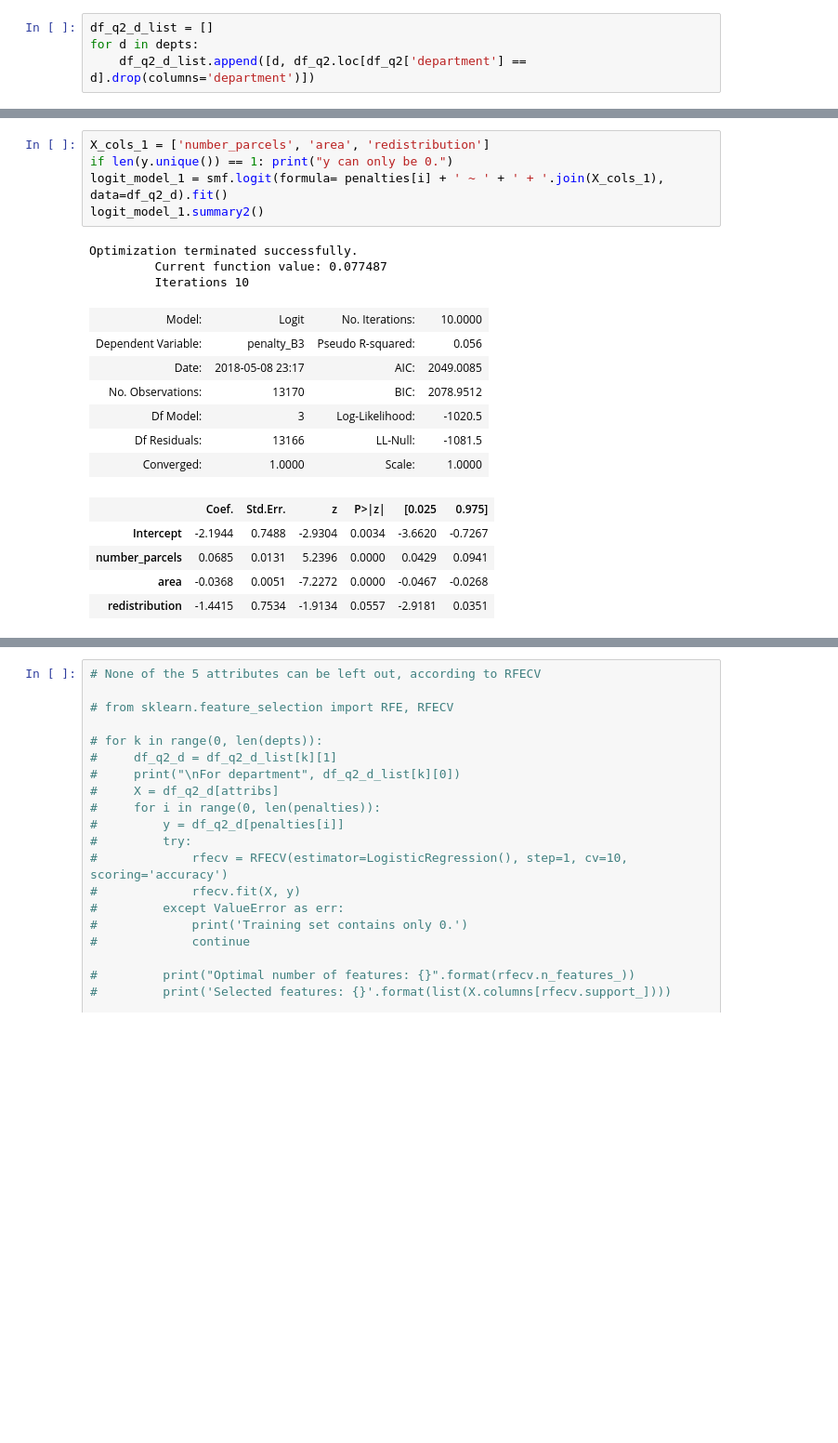
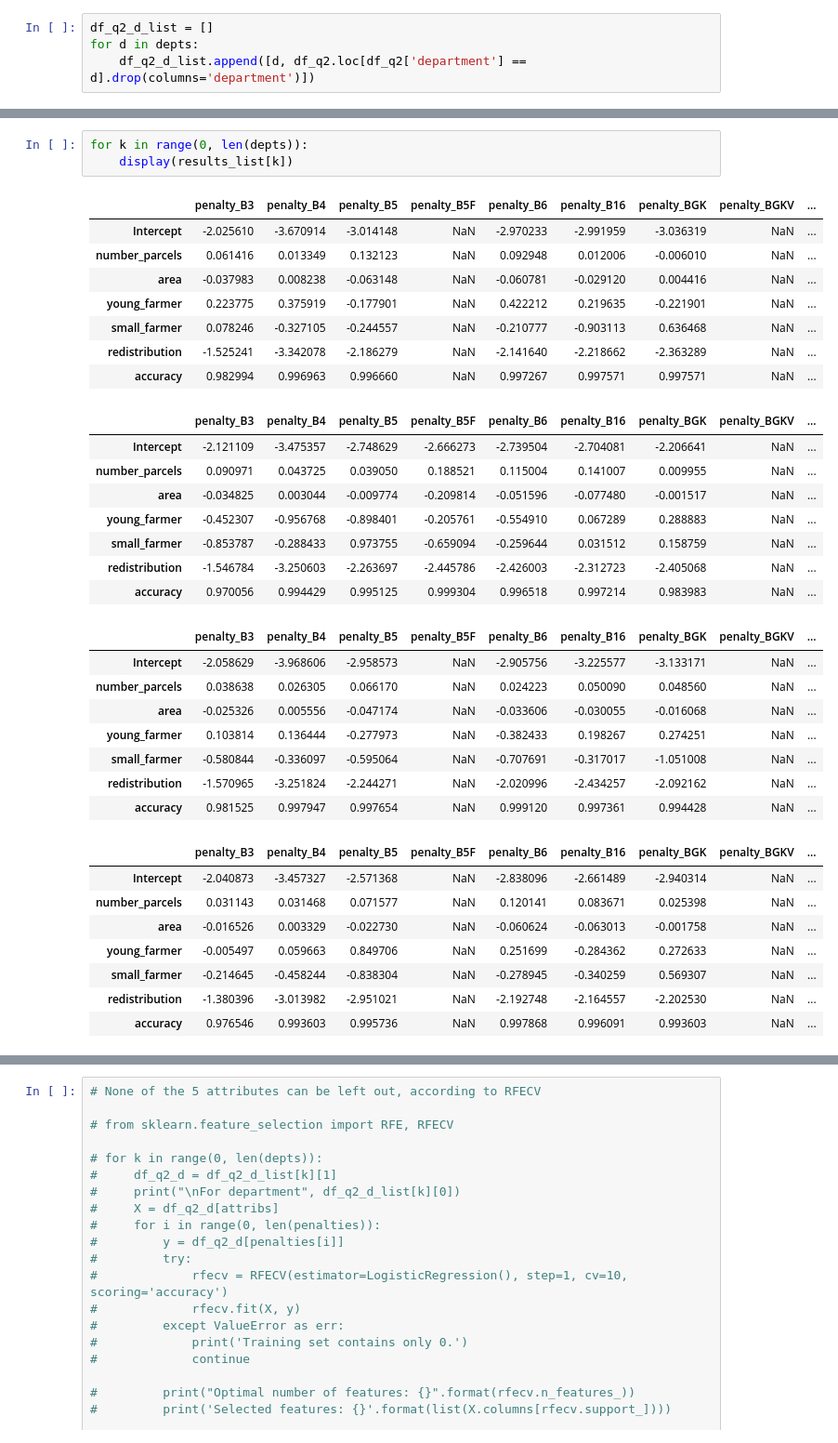
Before and after one commit to gerald-liu/python, a Jupyter notebook: BPI/Q2.ipynb, the cells around one changed output, grey strips where cells are left out. Shown: that part at 93% size. Cells and saved outputs as stored; diff of their text form; blank space fills up the shorter version.

```diff
--- a/BPI/Q2.ipynb
+++ b/BPI/Q2.ipynb
@@ -108,21 +72,36 @@ Optimization terminated successfully.
-# %%
-X_cols_1 = ['number_parcels', 'area', 'redistribution']
-if len(y.unique()) == 1: print("y can only be 0.")
-logit_model_1 = smf.logit(formula= penalties[i] + ' ~ ' + ' + '.join(X_cols_1), data=df_q2_d).fit()
-logit_model_1.summary2()
-# %% [output]
-Optimization terminated successfully.
-         Current function value: 0.077487
-         Iterations 10
-| Model: | Logit | No. Iterations: | 10.0000 |
-| Dependent Variable: | penalty_B3 | Pseudo R-squared: | 0.056 |
-| Date: | 2018-05-08 23:17 | AIC: | 2049.0085 |
-| No. Observations: | 13170 | BIC: | 2078.9512 |
-| Df Model: | 3 | Log-Likelihood: | -1020.5 |
-| Df Residuals: | 13166 | LL-Null: | -1081.5 |
-| Converged: | 1.0000 | Scale: | 1.0000 |
-|  | Coef. | Std.Err. | z | P>|z| | [0.025 | 0.975] |
-| Intercept | -2.1944 | 0.7488 | -2.9304 | 0.0034 | -3.6620 | -0.7267 |
-| number_parcels | 0.0685 | 0.0131 | 5.2396 | 0.0000 | 0.0429 | 0.0941 |
-| area | -0.0368 | 0.0051 | -7.2272 | 0.0000 | -0.0467 | -0.0268 |
-| redistribution | -1.4415 | 0.7534 | -1.9134 | 0.0557 | -2.9181 | 0.0351 |
+# %%
+for k in range(0, len(depts)):
+    display(results_list[k])
+# %% [output]
+|  | penalty_B3 | penalty_B4 | penalty_B5 | penalty_B5F | penalty_B6 | penalty_B16 | penalty_BGK | penalty_BGKV | ... |
+| Intercept | -2.025610 | -3.670914 | -3.014148 | NaN | -2.970233 | -2.991959 | -3.036319 | NaN | ... |
+| number_parcels | 0.061416 | 0.013349 | 0.132123 | NaN | 0.092948 | 0.012006 | -0.006010 | NaN | ... |
+| area | -0.037983 | 0.008238 | -0.063148 | NaN | -0.060781 | -0.029120 | 0.004416 | NaN | ... |
+| young_farmer | 0.223775 | 0.375919 | -0.177901 | NaN | 0.422212 | 0.219635 | -0.221901 | NaN | ... |
+| small_farmer | 0.078246 | -0.327105 | -0.244557 | NaN | -0.210777 | -0.903113 | 0.636468 | NaN | ... |
+| redistribution | -1.525241 | -3.342078 | -2.186279 | NaN | -2.141640 | -2.218662 | -2.363289 | NaN | ... |
+| accuracy | 0.982994 | 0.996963 | 0.996660 | NaN | 0.997267 | 0.997571 | 0.997571 | NaN | ... |
+|  | penalty_B3 | penalty_B4 | penalty_B5 | penalty_B5F | penalty_B6 | penalty_B16 | penalty_BGK | penalty_BGKV | ... |
+| Intercept | -2.121109 | -3.475357 | -2.748629 | -2.666273 | -2.739504 | -2.704081 | -2.206641 | NaN | ... |
+| number_parcels | 0.090971 | 0.043725 | 0.039050 | 0.188521 | 0.115004 | 0.141007 | 0.009955 | NaN | ... |
+| area | -0.034825 | 0.003044 | -0.009774 | -0.209814 | -0.051596 | -0.077480 | -0.001517 | NaN | ... |
+| young_farmer | -0.452307 | -0.956768 | -0.898401 | -0.205761 | -0.554910 | 0.067289 | 0.288883 | NaN | ... |
+| small_farmer | -0.853787 | -0.288433 | 0.973755 | -0.659094 | -0.259644 | 0.031512 | 0.158759 | NaN | ... |
+| redistribution | -1.546784 | -3.250603 | -2.263697 | -2.445786 | -2.426003 | -2.312723 | -2.405068 | NaN | ... |
+| accuracy | 0.970056 | 0.994429 | 0.995125 | 0.999304 | 0.996518 | 0.997214 | 0.983983 | NaN | ... |
+|  | penalty_B3 | penalty_B4 | penalty_B5 | penalty_B5F | penalty_B6 | penalty_B16 | penalty_BGK | penalty_BGKV | ... |
+| Intercept | -2.058629 | -3.968606 | -2.958573 | NaN | -2.905756 | -3.225577 | -3.133171 | NaN | ... |
+| number_parcels | 0.038638 | 0.026305 | 0.066170 | NaN | 0.024223 | 0.050090 | 0.048560 | NaN | ... |
+| area | -0.025326 | 0.005556 | -0.047174 | NaN | -0.033606 | -0.030055 | -0.016068 | NaN | ... |
+| young_farmer | 0.103814 | 0.136444 | -0.277973 | NaN | -0.382433 | 0.198267 | 0.274251 | NaN | ... |
+| small_farmer | -0.580844 | -0.336097 | -0.595064 | NaN | -0.707691 | -0.317017 | -1.051008 | NaN | ... |
+| redistribution | -1.570965 | -3.251824 | -2.244271 | NaN | -2.020996 | -2.434257 | -2.092162 | NaN | ... |
+| accuracy | 0.981525 | 0.997947 | 0.997654 | NaN | 0.999120 | 0.997361 | 0.994428 | NaN | ... |
+|  | penalty_B3 | penalty_B4 | penalty_B5 | penalty_B5F | penalty_B6 | penalty_B16 | penalty_BGK | penalty_BGKV | ... |
+| Intercept | -2.040873 | -3.457327 | -2.571368 | NaN | -2.838096 | -2.661489 | -2.940314 | NaN | ... |
+| number_parcels | 0.031143 | 0.031468 | 0.071577 | NaN | 0.120141 | 0.083671 | 0.025398 | NaN | ... |
+| area | -0.016526 | 0.003329 | -0.022730 | NaN | -0.060624 | -0.063013 | -0.001758 | NaN | ... |
+| young_farmer | -0.005497 | 0.059663 | 0.849706 | NaN | 0.251699 | -0.284362 | 0.272633 | NaN | ... |
+| small_farmer | -0.214645 | -0.458244 | -0.838304 | NaN | -0.278945 | -0.340259 | 0.569307 | NaN | ... |
+| redistribution | -1.380396 | -3.013982 | -2.951021 | NaN | -2.192748 | -2.164557 | -2.202530 | NaN | ... |
+| accuracy | 0.976546 | 0.993603 | 0.995736 | NaN | 0.997868 | 0.996091 | 0.993603 | NaN | ... |
```
Also changed, not shown: parts of 5 cells of this notebook.
